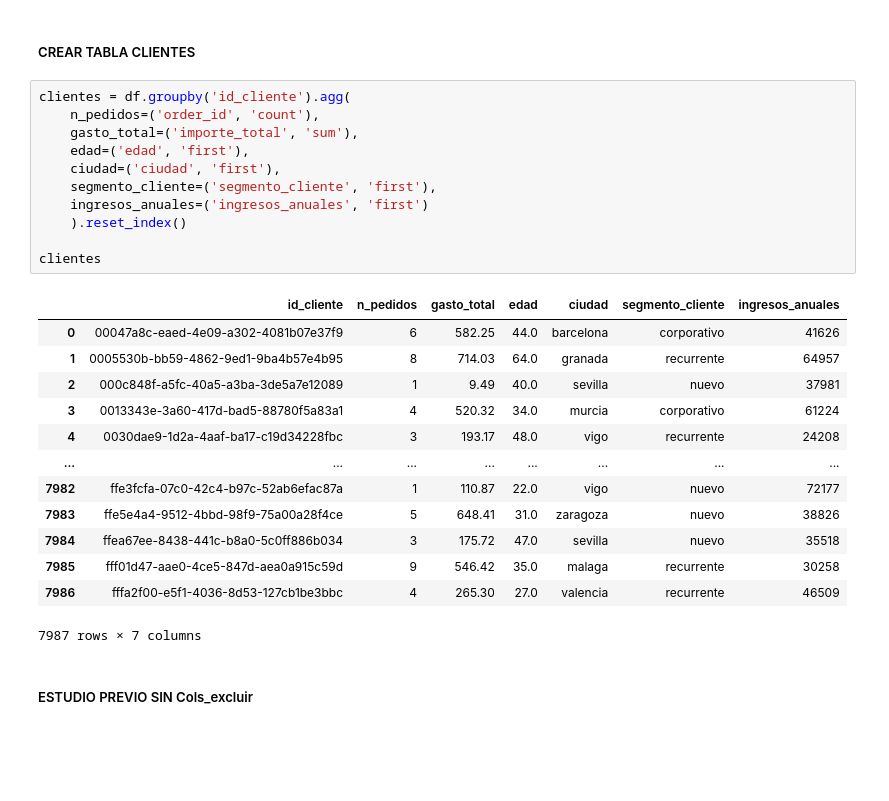
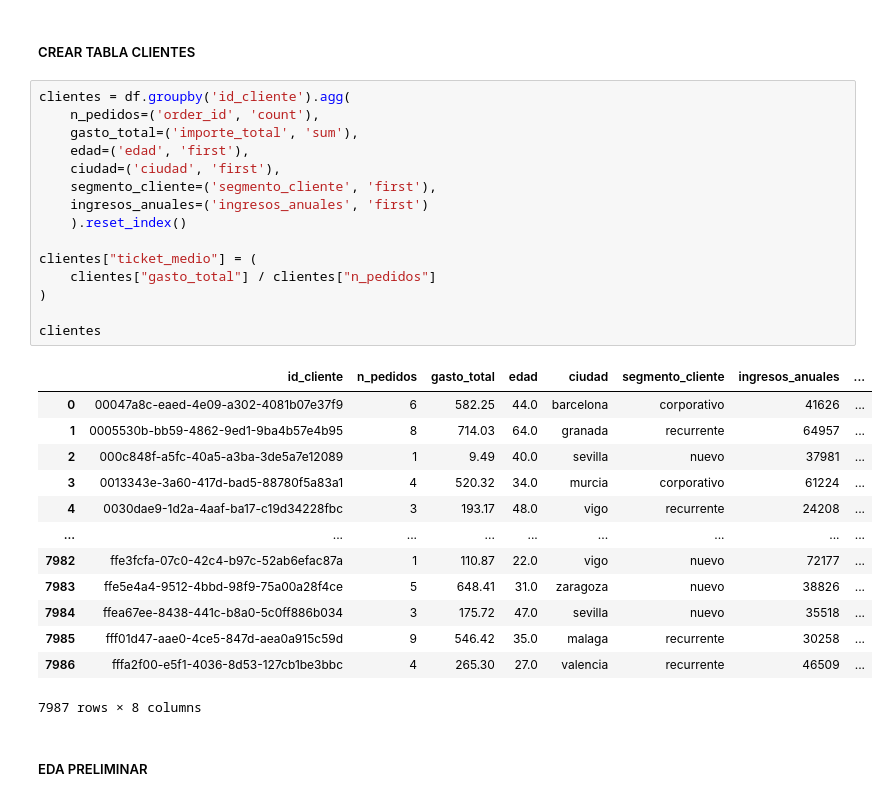
Before and after one commit to FM-Luque/4.DataProyect_Proyecto_Final, a Jupyter notebook: notebooks/03_Eda.ipynb, the cells around one changed output. Cells and saved outputs as stored; diff of their text form; blank space fills up the shorter version.

```diff
--- a/notebooks/03_Eda.ipynb
+++ b/notebooks/03_Eda.ipynb
@@ -163,27 +136,31 @@ id_cliente: 7987 unicos
 # %%
 clientes = df.groupby('id_cliente').agg(
     n_pedidos=('order_id', 'count'),
     gasto_total=('importe_total', 'sum'),
     edad=('edad', 'first'),
     ciudad=('ciudad', 'first'),
     segmento_cliente=('segmento_cliente', 'first'),
     ingresos_anuales=('ingresos_anuales', 'first')
     ).reset_index()
 
+clientes["ticket_medio"] = (
+    clientes["gasto_total"] / clientes["n_pedidos"]
+)
+
 clientes
 # %% [output]
-|  | id_cliente | n_pedidos | gasto_total | edad | ciudad | segmento_cliente | ingresos_anuales |
-| 0 | 00047a8c-eaed-4e09-a302-4081b07e37f9 | 6 | 582.25 | 44.0 | barcelona | corporativo | 41626 |
-| 1 | 0005530b-bb59-4862-9ed1-9ba4b57e4b95 | 8 | 714.03 | 64.0 | granada | recurrente | 64957 |
-| 2 | 000c848f-a5fc-40a5-a3ba-3de5a7e12089 | 1 | 9.49 | 40.0 | sevilla | nuevo | 37981 |
-| 3 | 0013343e-3a60-417d-bad5-88780f5a83a1 | 4 | 520.32 | 34.0 | murcia | corporativo | 61224 |
-| 4 | 0030dae9-1d2a-4aaf-ba17-c19d34228fbc | 3 | 193.17 | 48.0 | vigo | recurrente | 24208 |
-| ... | ... | ... | ... | ... | ... | ... | ... |
-| 7982 | ffe3fcfa-07c0-42c4-b97c-52ab6efac87a | 1 | 110.87 | 22.0 | vigo | nuevo | 72177 |
-| 7983 | ffe5e4a4-9512-4bbd-98f9-75a00a28f4ce | 5 | 648.41 | 31.0 | zaragoza | nuevo | 38826 |
-| 7984 | ffea67ee-8438-441c-b8a0-5c0ff886b034 | 3 | 175.72 | 47.0 | sevilla | nuevo | 35518 |
-| 7985 | fff01d47-aae0-4ce5-847d-aea0a915c59d | 9 | 546.42 | 35.0 | malaga | recurrente | 30258 |
-| 7986 | fffa2f00-e5f1-4036-8d53-127cb1be3bbc | 4 | 265.30 | 27.0 | valencia | recurrente | 46509 |
+|  | id_cliente | n_pedidos | gasto_total | edad | ciudad | segmento_cliente | ingresos_anuales | ... |
+| 0 | 00047a8c-eaed-4e09-a302-4081b07e37f9 | 6 | 582.25 | 44.0 | barcelona | corporativo | 41626 | ... |
+| 1 | 0005530b-bb59-4862-9ed1-9ba4b57e4b95 | 8 | 714.03 | 64.0 | granada | recurrente | 64957 | ... |
+| 2 | 000c848f-a5fc-40a5-a3ba-3de5a7e12089 | 1 | 9.49 | 40.0 | sevilla | nuevo | 37981 | ... |
+| 3 | 0013343e-3a60-417d-bad5-88780f5a83a1 | 4 | 520.32 | 34.0 | murcia | corporativo | 61224 | ... |
+| 4 | 0030dae9-1d2a-4aaf-ba17-c19d34228fbc | 3 | 193.17 | 48.0 | vigo | recurrente | 24208 | ... |
+| ... | ... | ... | ... | ... | ... | ... | ... | ... |
+| 7982 | ffe3fcfa-07c0-42c4-b97c-52ab6efac87a | 1 | 110.87 | 22.0 | vigo | nuevo | 72177 | ... |
+| 7983 | ffe5e4a4-9512-4bbd-98f9-75a00a28f4ce | 5 | 648.41 | 31.0 | zaragoza | nuevo | 38826 | ... |
+| 7984 | ffea67ee-8438-441c-b8a0-5c0ff886b034 | 3 | 175.72 | 47.0 | sevilla | nuevo | 35518 | ... |
+| 7985 | fff01d47-aae0-4ce5-847d-aea0a915c59d | 9 | 546.42 | 35.0 | malaga | recurrente | 30258 | ... |
+| 7986 | fffa2f00-e5f1-4036-8d53-127cb1be3bbc | 4 | 265.30 | 27.0 | valencia | recurrente | 46509 | ... |
-7987 rows × 7 columns
+7987 rows × 8 columns
 # %% [markdown]
-##### ESTUDIO PREVIO SIN Cols_excluir
+##### EDA PRELIMINAR
```
Also changed, not shown: parts of 55 cells of this notebook, 2 other files.
